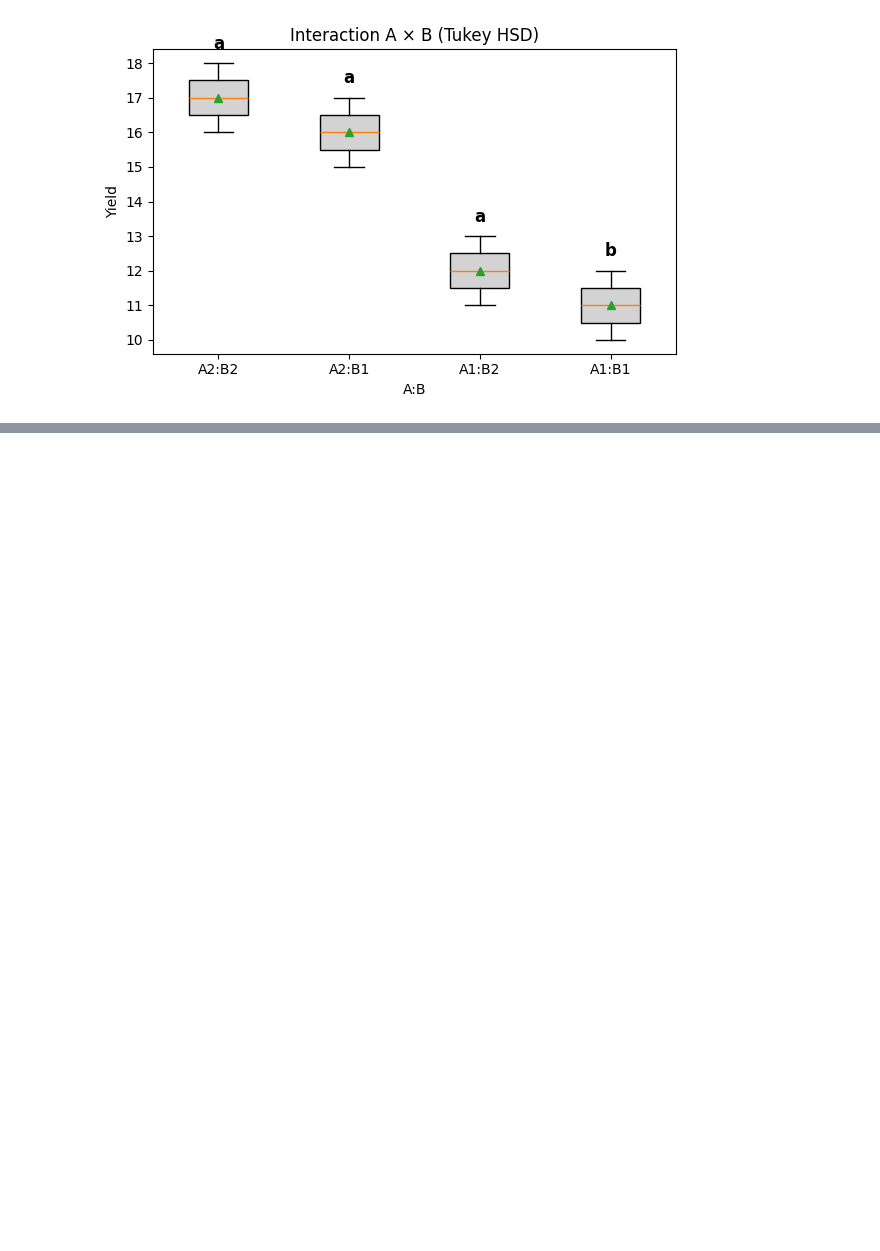
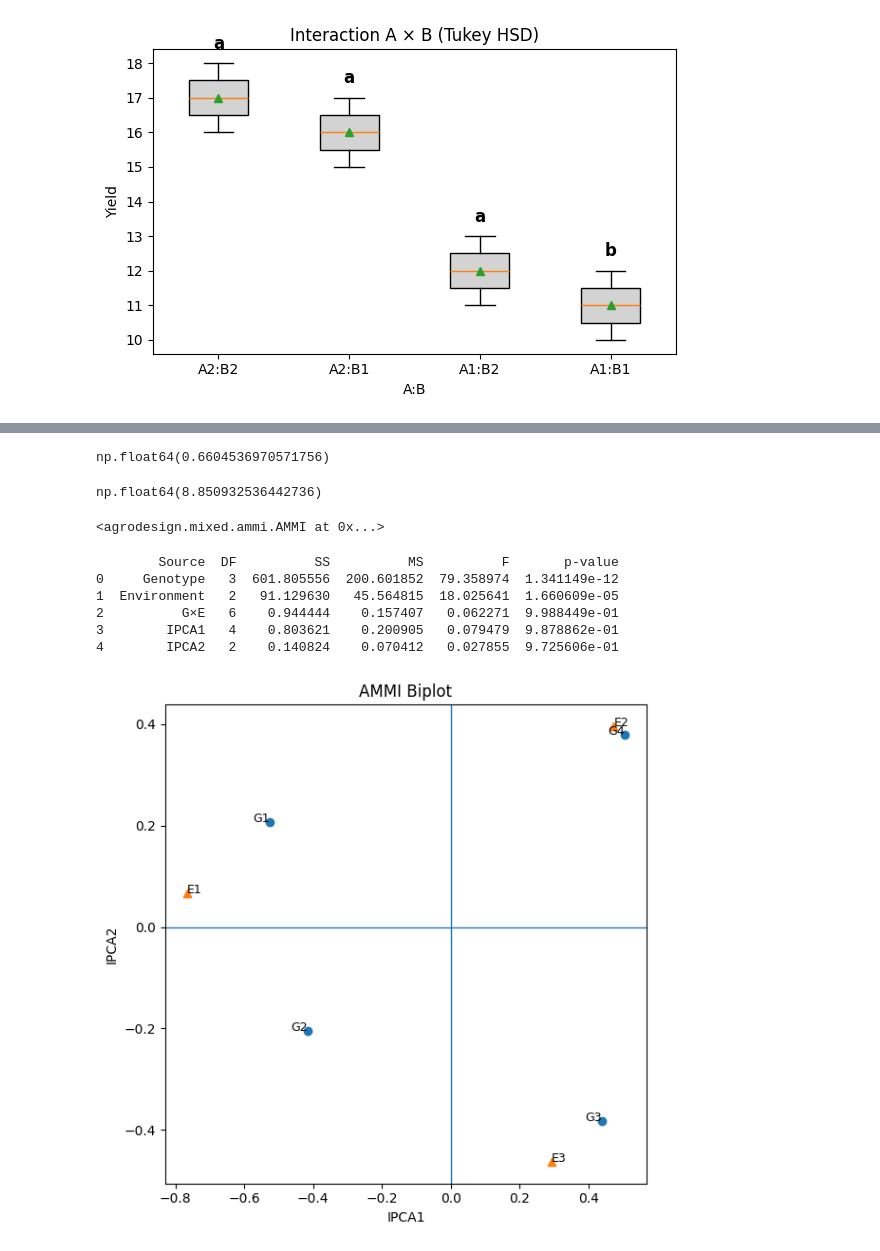
Before and after one commit to DeepStatistix/AgroDesign, a Jupyter notebook: examples/test_anova.ipynb, the cells around one changed output, grey strips where cells are left out. Drawn from its saved outputs; the diff is of its cells as text; code cells hidden in the pictures; blank space fills up the shorter version.

```diff
--- a/examples/test_anova.ipynb
+++ b/examples/test_anova.ipynb
@@ -322,0 +507,45 @@ boxplot_letters(
+# %%
+gxe.heritability()
+# %% [output]
+np.float64(0.6604536970571756)
+# %%
+gxe.stability()
+# %% [output]
+np.float64(8.850932536442736)
+# %%
+import pandas as pd
+df = pd.DataFrame({
+"Env": ["E1"]*12 + ["E2"]*12 + ["E3"]*12,
+"Genotype": ["G1","G2","G3","G4"]*9,
+"Yield": [
+42,50,55,60, 44,52,57,63, 41,49,54,59,
+38,46,52,58, 40,48,54,60, 37,45,51,56,
+45,53,59,64, 46,55,61,66, 44,52,58,63
+]})
+# %%
+from agrodesign.mixed.ammi import AMMI
+
+ammi = AMMI(df, genotype="Genotype", environment="Env", response="Yield")
+
+ammi.fit()
+# %% [output]
+<agrodesign.mixed.ammi.AMMI at 0x...>
+# %%
+print(ammi.anova())
+# %% [output]
+        Source  DF          SS          MS          F       p-value
+0     Genotype   3  601.805556  200.601852  79.358974  1.341149e-12
+1  Environment   2   91.129630   45.564815  18.025641  1.660609e-05
+2          G×E   6    0.944444    0.157407   0.062271  9.988449e-01
+3        IPCA1   4    0.803621    0.200905   0.079479  9.878862e-01
+4        IPCA2   2    0.140824    0.070412   0.027855  9.725606e-01
+# %%
+from agrodesign.mixed.ammi import AMMI
+from agrodesign.plots.ammi_biplot import ammi_biplot
+
+ammi = AMMI(df, genotype="Genotype", environment="Env", response="Yield")
+ammi.fit()
+
+ammi_biplot(ammi)
+# %% [output]
+[figure, added]
```
Also changed, not shown: parts of 25 cells of this notebook, 23 other files.
